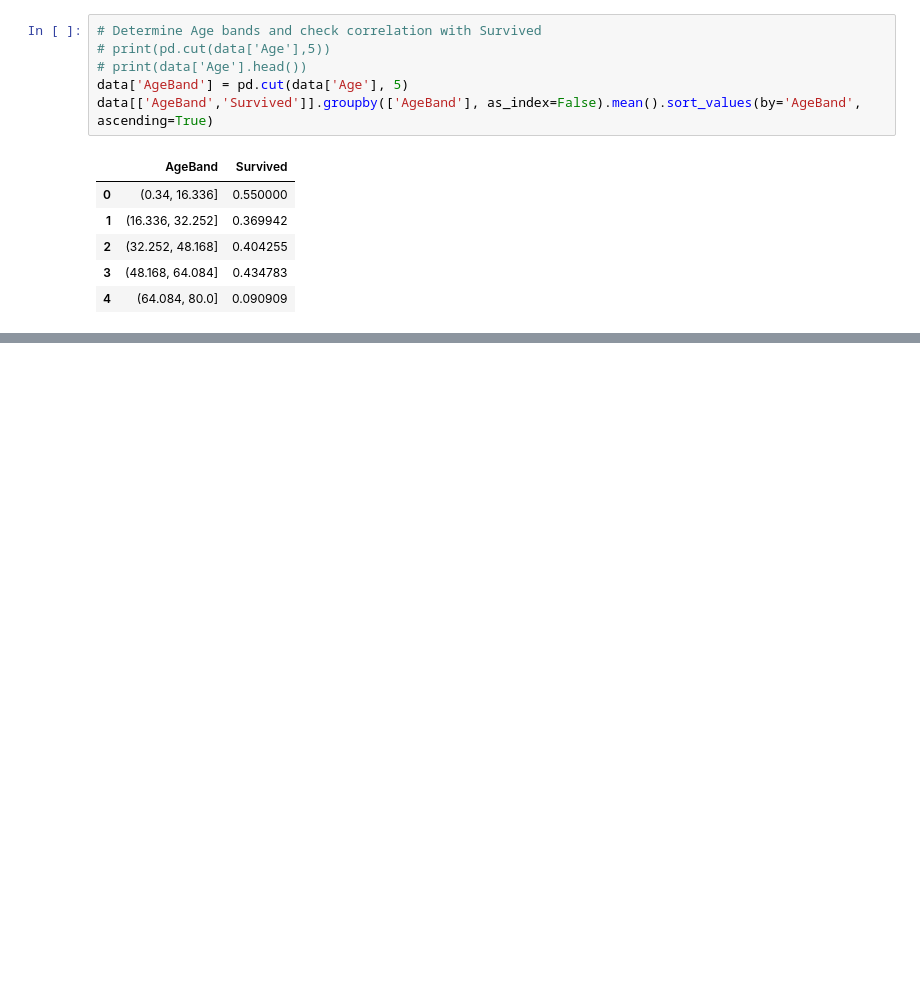
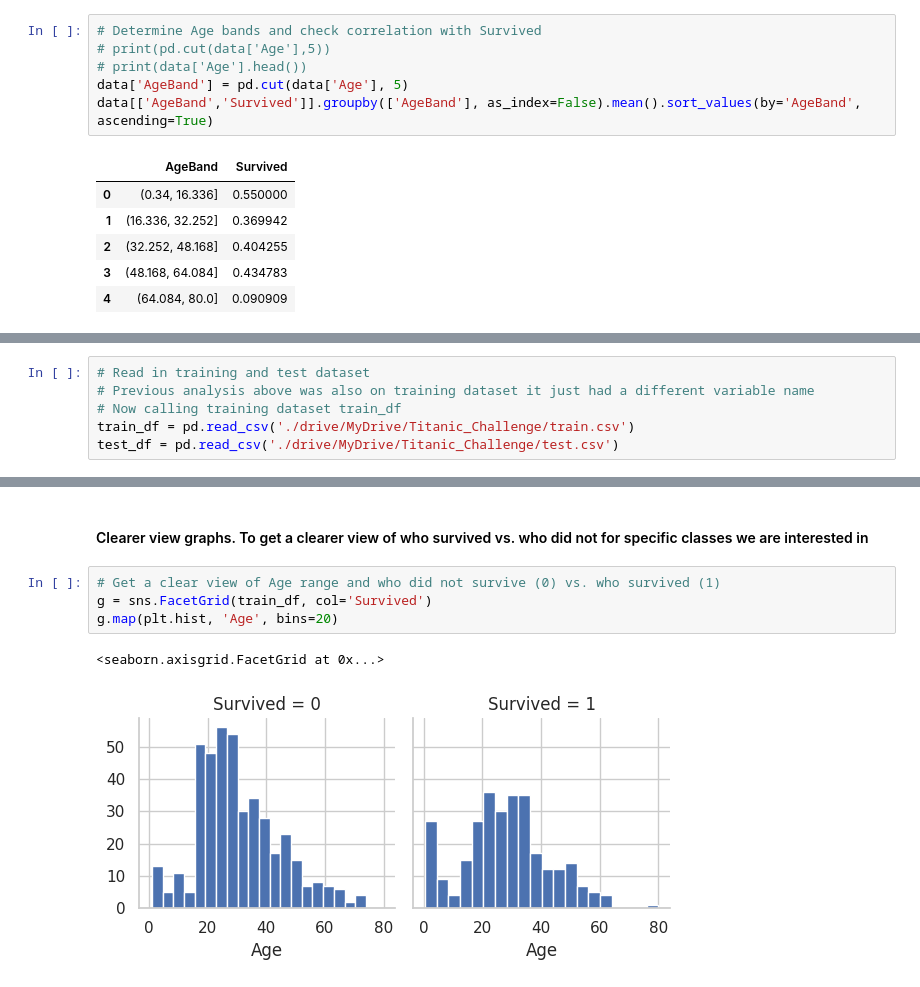
Before and after one commit to AndrewstheBuilder/DeepLearning, a Jupyter notebook: TitanicKaggleChallenge_Blog.ipynb, the cells around one changed output, grey strips where cells are left out. Saved outputs shown, nothing was run; the diff lists cells and outputs as text; blank space fills up the shorter version.

```diff
--- a/TitanicKaggleChallenge_Blog.ipynb
+++ b/TitanicKaggleChallenge_Blog.ipynb
@@ -139,0 +181,6 @@ data[['AgeBand','Survived']].groupby(['AgeBand'], as_index=False).mean().sort_va
+# %%
+# Read in training and test dataset
+# Previous analysis above was also on training dataset it just had a different variable name
+# Now calling training dataset train_df
+train_df = pd.read_csv('./drive/MyDrive/Titanic_Challenge/train.csv')
+test_df = pd.read_csv('./drive/MyDrive/Titanic_Challenge/test.csv')
@@ -139,0 +326,9 @@ data[['AgeBand','Survived']].groupby(['AgeBand'], as_index=False).mean().sort_va
+# %% [markdown]
+#### Clearer view graphs. To get a clearer view of who survived vs. who did not for specific classes we are interested in
+# %%
+# Get a clear view of Age range and who did not survive (0) vs. who survived (1)
+g = sns.FacetGrid(train_df, col='Survived')
+g.map(plt.hist, 'Age', bins=20)
+# %% [output]
+<seaborn.axisgrid.FacetGrid at 0x...>
+[figure, added]
```
Also changed, not shown: parts of 20 cells of this notebook.
